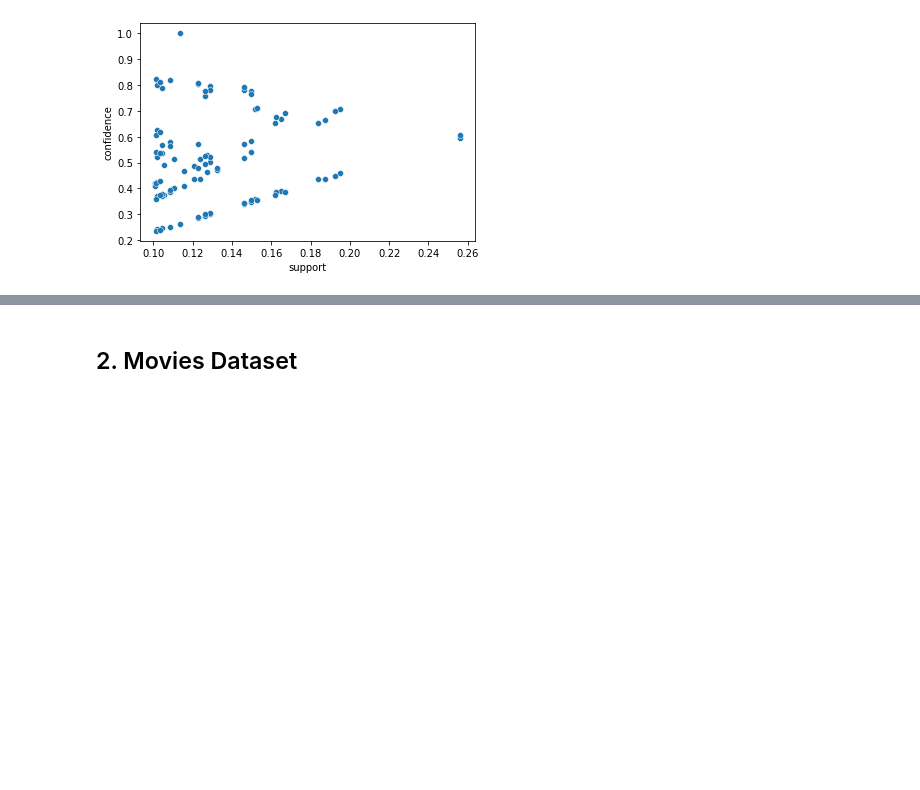
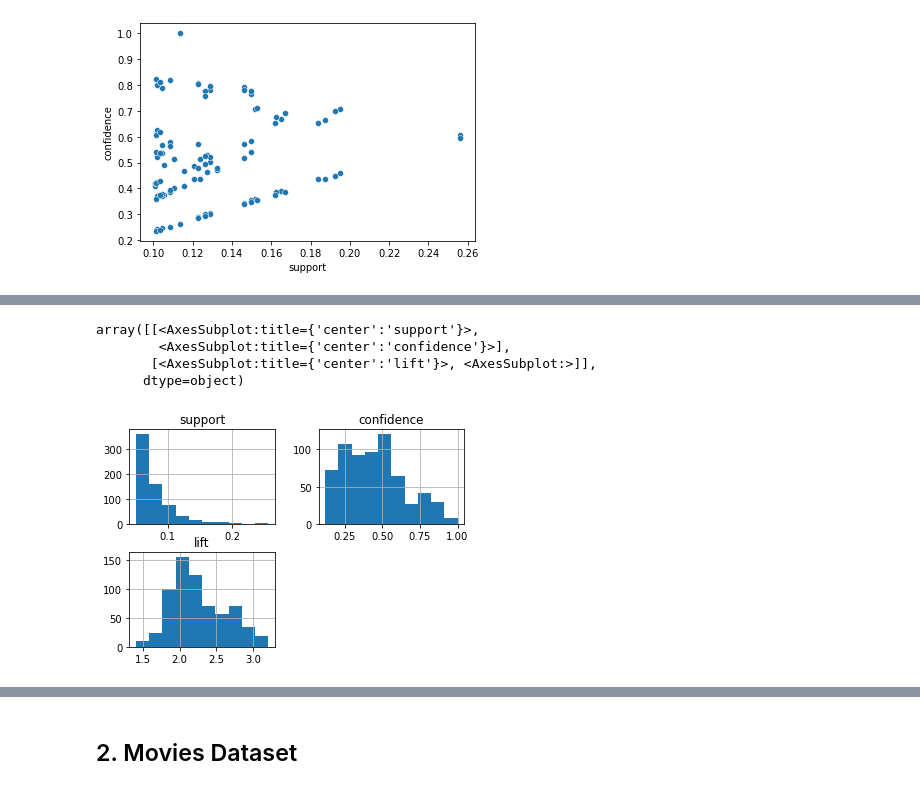
Before and after one commit to rohu4u/ExcelR-Assignments, a Jupyter notebook: Association Rule - Assignment No.9.ipynb, the cells around one changed output, grey strips where cells are left out. Cells and saved outputs as stored; diff of their text form; code cells hidden in the pictures; blank space fills up the shorter version.

```diff
--- a/Association Rule - Assignment No.9.ipynb
+++ b/Association Rule - Assignment No.9.ipynb
@@ -115,0 +141,4 @@ sns.scatterplot(rules['support'],rules['confidence'])
+# %%
+# Data preprocessing not required as it is already in transaction format
+book1 = apriori(books, min_support=0.05, use_colnames=True)
+book1
@@ -115,0 +159,3 @@ sns.scatterplot(rules['support'],rules['confidence'])
+# %%
+rules1 = association_rules(book1, metric="lift", min_threshold=0.8)
+rules1
@@ -115,0 +215,8 @@ sns.scatterplot(rules['support'],rules['confidence'])
+# %%
+rules1[['support','confidence','lift']].hist()
+# %% [output]
+array([[<AxesSubplot:title={'center':'support'}>,
+        <AxesSubplot:title={'center':'confidence'}>],
+       [<AxesSubplot:title={'center':'lift'}>, <AxesSubplot:>]],
+      dtype=object)
+[figure, added]
```
Also changed, not shown: parts of 25 cells of this notebook.
